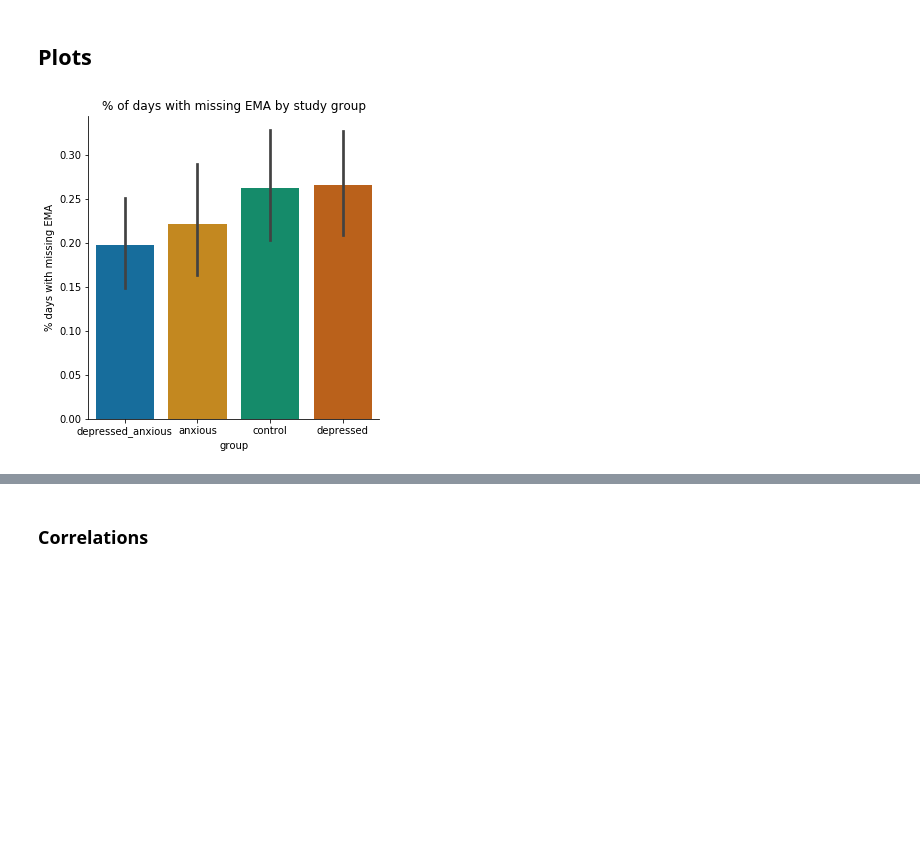
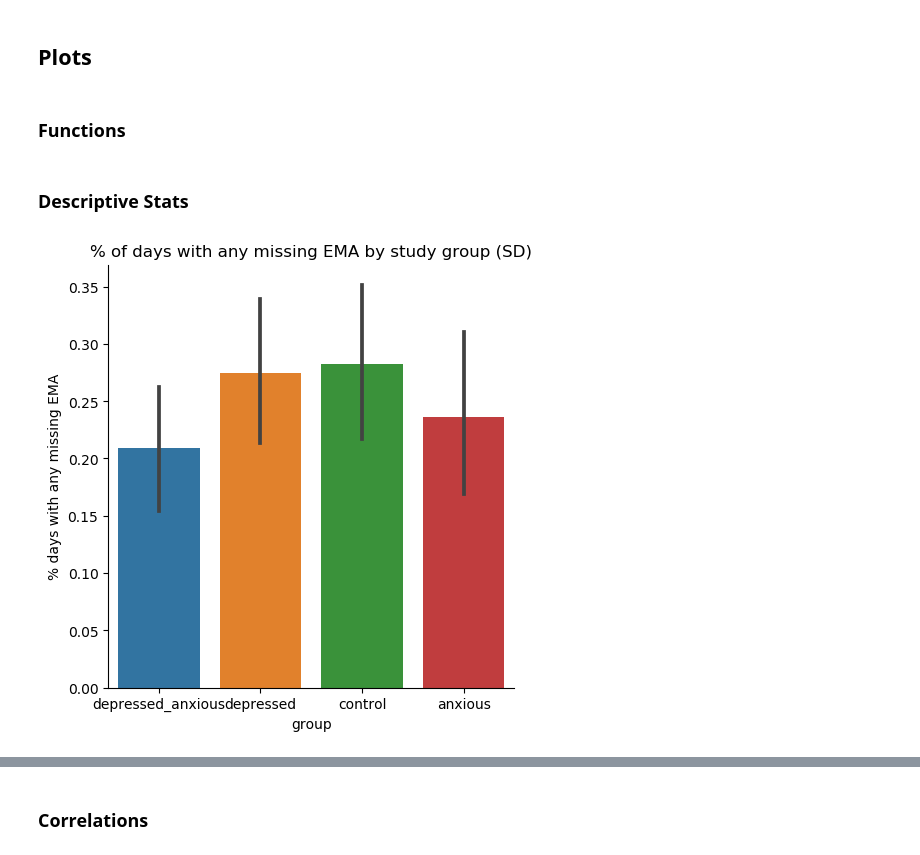
Before and after one commit to tliu526/lifesense, a Jupyter notebook: ema_context.ipynb, the cells around one changed output, grey strips where cells are left out. Saved outputs shown, nothing was run; the diff lists cells and outputs as text; code cells hidden in the pictures; blank space fills up the shorter version.

```diff
--- a/ema_context.ipynb
+++ b/ema_context.ipynb
@@ -172,5 +178,5 @@ def process_emm(pid, standardize=True):
 
     return emm_df
 # %%
-pid = '1183252'
-test_df = process_emm(pid)
+pid = '1496251'
+test_df = process_emm(pid, unit='s')
@@ -218,5 +223,5 @@ Name: stress, dtype: float64
 # %%
-emm_df = pickle.load(open("pkl/emm.df", "rb"))
+#emm_df = pickle.load(open("pkl/std_emm.df", "rb"))
 # %%
 screener_df = get_screener_df()
 group_cols = ['CONTROL', 'ANXIOUS', 'DEPRESSED', 'DEPRESSED_ANXIOUS']
@@ -328,0 +375,8 @@ complete_date_emm = emm_df[emm_df.apply(check_date, axis=1)]
+# %%
+context_df = pd.DataFrame()
+context_df['pct_missing_emm_days'] = miss_day_count / tot_day_count
+context_df['pct_no_emm_days'] = no_ema_count / tot_day_count
+
+context_df = context_df.reset_index()
+context_df = context_df.merge(screener_df[['pid', 'group']], on='pid', how='left')
+display(context_df.loc[context_df['pid'].isin(['1002060', '1579481', '1425272', '984221'])])
@@ -358,3 +420,22 @@ display(complete_date_std.head())
+# %%
+# add emm scores by EMM response time
+emm_cols  = ['mood', 'stress', 'focus', 'energy']
+
+for emm in emm_cols:
+    complete_date_mean_emm = complete_date_emm.groupby(['pid', 'emm_idx'])[emm] \
+                                            .mean() \
+                                            .unstack(level=1) \
+                                            .add_suffix("_mean_" + emm) \
+                                            .reset_index()
+
+    complete_date_mean_z_emm = complete_date_emm.groupby(['pid', 'emm_idx'])["z_" + emm] \
+                                            .mean() \
+                                            .unstack(level=1) \
+                                            .add_suffix("_mean_z_" + emm) \
+                                            .reset_index()
+
+    context_df = context_df.merge(complete_date_mean_emm, on='pid', how='left')
+    context_df = context_df.merge(complete_date_mean_z_emm, on='pid', how='left')
 # %%
 context_df = context_df.merge(complete_date_mean, on='pid', how='left')
 context_df = context_df.merge(complete_date_std, on='pid', how='left')
@@ -370,2 +478,4 @@ context_df.head()
 # %% [markdown]
 ## Plots
+# %% [markdown]
+### Functions
@@ -372,10 +512,15 @@ context_df.head()
+# %% [markdown]
+### Descriptive Stats
 # %%
+mpl.rcParams.update(mpl.rcParamsDefault)
+
+
 sns.catplot(x='group',
             y='pct_missing_emm_days',
             data=context_df,
             kind="bar")
-plt.ylabel("% days with missing EMA")
-plt.title("% of days with missing EMA by study group")
+plt.ylabel("% days with any missing EMA")
+plt.title("% of days with any missing EMA by study group (SD)")
 plt.show()
 # %% [output]
-[figure, old version]
+[figure, new version]
```
Also changed, not shown: parts of 33 cells of this notebook.
